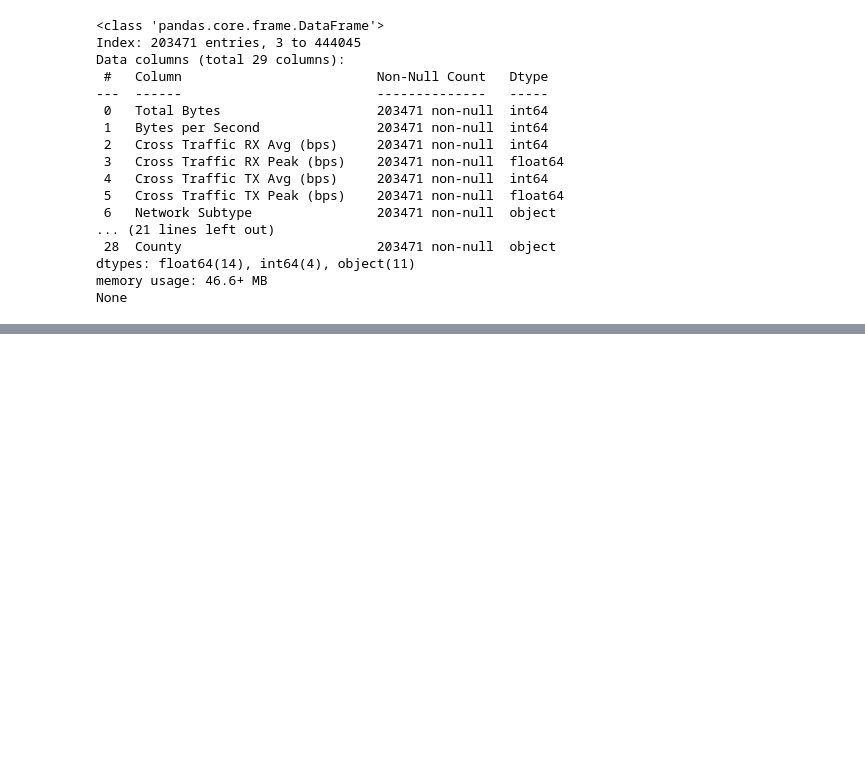
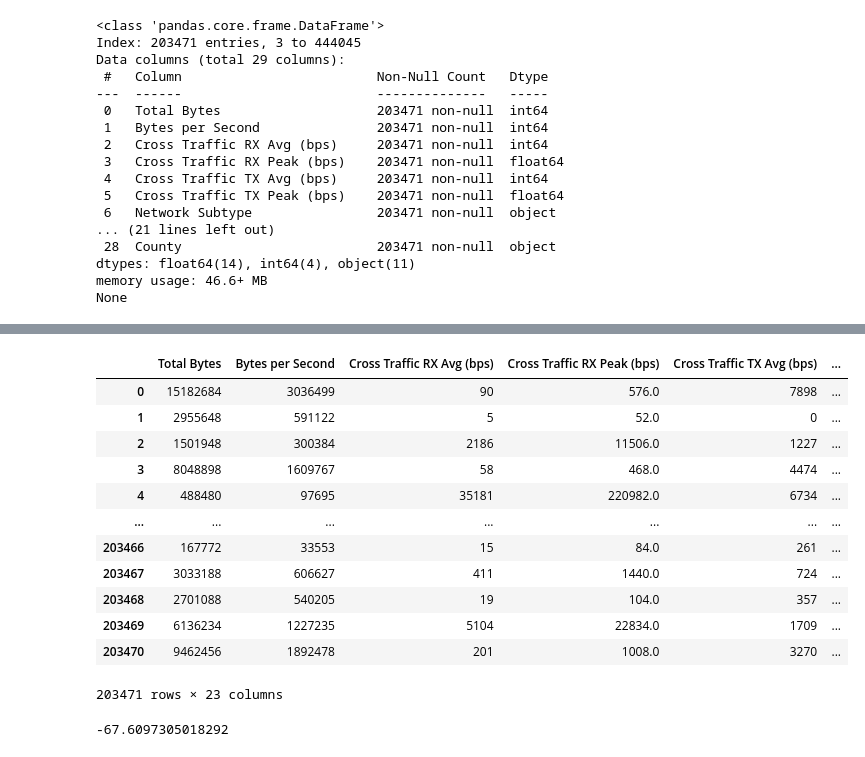
Before and after one commit to marcoamartinez1/group1-project3, a Jupyter notebook: fcc_data/cellular_data.ipynb, the cells around one changed output, grey strips where cells are left out. Drawn from its saved outputs; the diff is of its cells as text; code cells hidden in the pictures; blank space fills up the shorter version.

```diff
--- a/fcc_data/cellular_data.ipynb
+++ b/fcc_data/cellular_data.ipynb
@@ -227,0 +222,3 @@ final_merge.to_csv('F.csv', index=False)
+# %%
+#calculate the average of Beginning Signal Level and End Signal Level
+final_merge['Average Signal Quality'] = final_merge[['Beginning Signal Quality', 'End Signal Quality']].mean(axis=1)
@@ -227,0 +245,16 @@ final_merge.to_csv('F.csv', index=False)
+# %%
+cleaned_df
+# %% [output]
+|  | Total Bytes | Bytes per Second | Cross Traffic RX Avg (bps) | Cross Traffic RX Peak (bps) | Cross Traffic TX Avg (bps) | ... |
+| 0 | 15182684 | 3036499 | 90 | 576.0 | 7898 | ... |
+| 1 | 2955648 | 591122 | 5 | 52.0 | 0 | ... |
+| 2 | 1501948 | 300384 | 2186 | 11506.0 | 1227 | ... |
+| 3 | 8048898 | 1609767 | 58 | 468.0 | 4474 | ... |
+| 4 | 488480 | 97695 | 35181 | 220982.0 | 6734 | ... |
+| ... | ... | ... | ... | ... | ... | ... |
+| 203466 | 167772 | 33553 | 15 | 84.0 | 261 | ... |
+| 203467 | 3033188 | 606627 | 411 | 1440.0 | 724 | ... |
+| 203468 | 2701088 | 540205 | 19 | 104.0 | 357 | ... |
+| 203469 | 6136234 | 1227235 | 5104 | 22834.0 | 1709 | ... |
+| 203470 | 9462456 | 1892478 | 201 | 1008.0 | 3270 | ... |
+203471 rows × 23 columns
@@ -227,0 +265,7 @@ final_merge.to_csv('F.csv', index=False)
+# %%
+verizon_df = cleaned_df[cleaned_df['Operator Name'] == 'Verizon']
+average_rssi_values_verizon = verizon_df['Average RSSI']
+
+average_rssi_values_verizon.mean()
+# %% [output]
+-67.6097305018292
```
Also changed, not shown: parts of 12 cells of this notebook, 3 other files.
